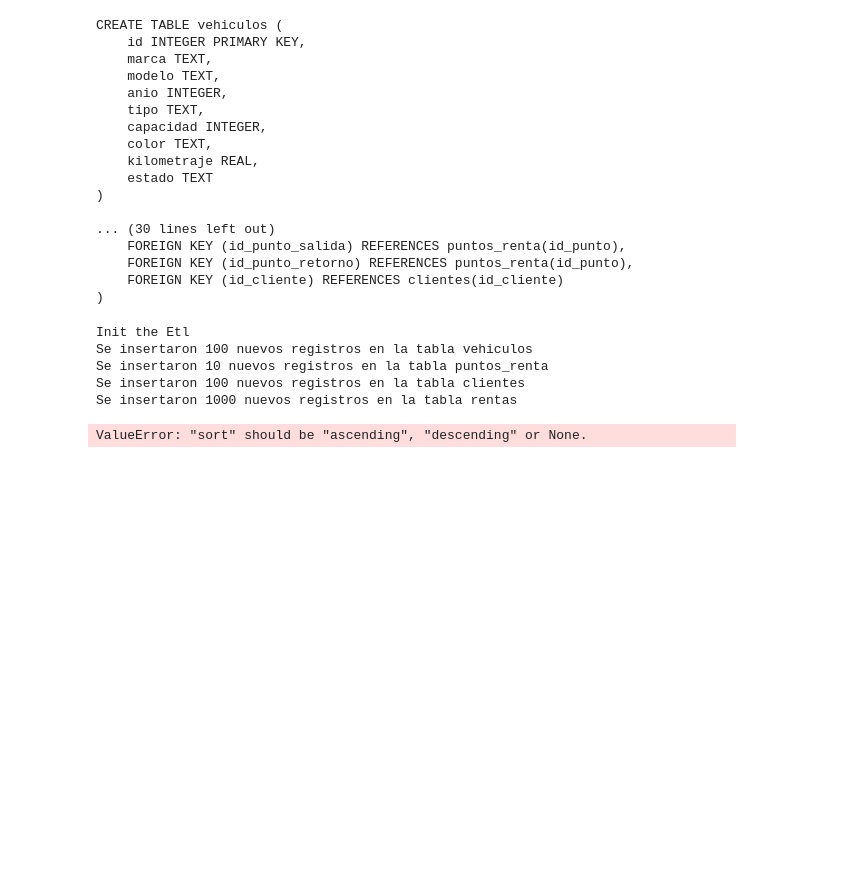
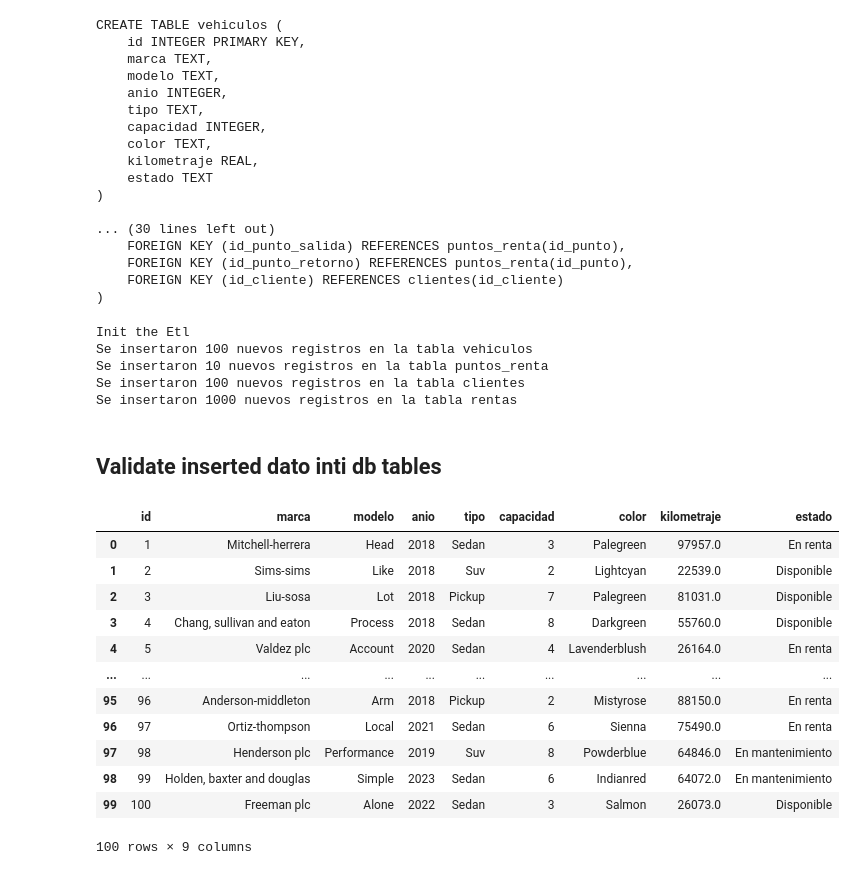
Before and after one commit to LTogliaUCV/etl-cars-rental, a Jupyter notebook: Tutoirial-code.ipynb, the cells around one changed output. Cells and saved outputs as stored; diff of their text form; code cells hidden in the pictures; blank space fills up the shorter version.

```diff
--- a/Tutoirial-code.ipynb
+++ b/Tutoirial-code.ipynb
@@ -547,4 +541,26 @@ report = rentas_df.profile_report(sort='None', html={'style':{'full_width':True}
-# %%
-report
-# %% [output]
-ValueError: "sort" should be "ascending", "descending" or None.
+# %% [markdown]
+## Validate inserted dato inti db tables
+# %%
+def select_data(table_name):
+    # Select all data from the 'btc' table and return it as a Pandas DataFrame
+    conn = sqlite3.connect('renta_vehiculos.db')
+    select_query = f"SELECT * FROM {table_name}"
+    df = pd.read_sql(select_query, conn)
+    conn.close()
+    return df
+# %%
+select_data("vehiculos")
+# %% [output]
+|  | id | marca | modelo | anio | tipo | capacidad | color | kilometraje | estado |
+| 0 | 1 | Mitchell-herrera | Head | 2018 | Sedan | 3 | Palegreen | 97957.0 | En renta |
+| 1 | 2 | Sims-sims | Like | 2018 | Suv | 2 | Lightcyan | 22539.0 | Disponible |
+| 2 | 3 | Liu-sosa | Lot | 2018 | Pickup | 7 | Palegreen | 81031.0 | Disponible |
+| 3 | 4 | Chang, sullivan and eaton | Process | 2018 | Sedan | 8 | Darkgreen | 55760.0 | Disponible |
+| 4 | 5 | Valdez plc | Account | 2020 | Sedan | 4 | Lavenderblush | 26164.0 | En renta |
+| ... | ... | ... | ... | ... | ... | ... | ... | ... | ... |
+| 95 | 96 | Anderson-middleton | Arm | 2018 | Pickup | 2 | Mistyrose | 88150.0 | En renta |
+| 96 | 97 | Ortiz-thompson | Local | 2021 | Sedan | 6 | Sienna | 75490.0 | En renta |
+| 97 | 98 | Henderson plc | Performance | 2019 | Suv | 8 | Powderblue | 64846.0 | En mantenimiento |
+| 98 | 99 | Holden, baxter and douglas | Simple | 2023 | Sedan | 6 | Indianred | 64072.0 | En mantenimiento |
+| 99 | 100 | Freeman plc | Alone | 2022 | Sedan | 3 | Salmon | 26073.0 | Disponible |
+100 rows × 9 columns
```
Also changed, not shown: parts of 12 cells of this notebook.
